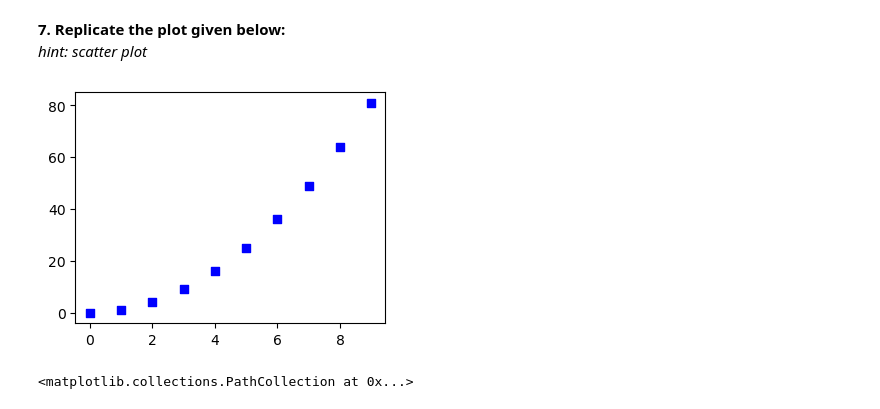
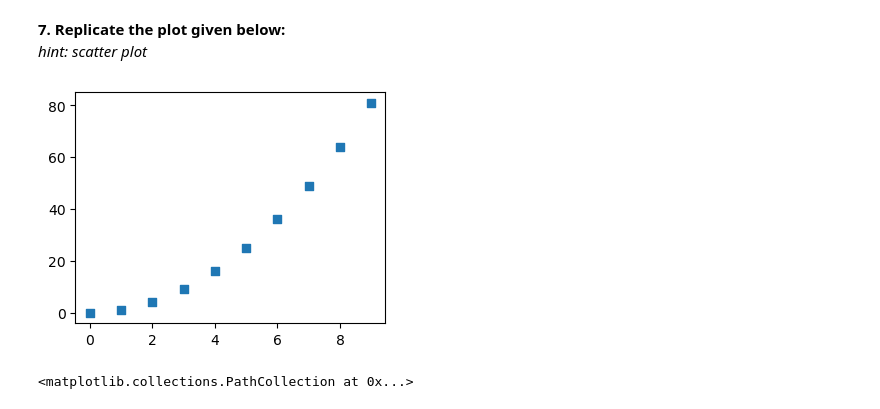
Before and after one commit to monimahmadh/Data-Science, a Jupyter notebook: All Assignments/Assignment Module 8/Matplotlib_Exercises.ipynb, the cells around one changed output. Cells and saved outputs as stored; diff of their text form; code cells hidden in the pictures.

Commit message:
changed the color

```diff
--- a/All Assignments/Assignment Module 8/Matplotlib_Exercises.ipynb
+++ b/All Assignments/Assignment Module 8/Matplotlib_Exercises.ipynb
@@ -150,11 +150,11 @@ plt.show()
 # %%
 #Code here
 fig, ax = plt.subplots(figsize=(4, 3))
 
-ax.scatter(x, z,color='blue', marker="s")
+ax.scatter(x, z, marker="s")
 plt.show()
 # %% [output]
-[figure, old version]
+[figure, new version]
 # %%
 # %% [output]
 <matplotlib.collections.PathCollection at 0x...>
```
